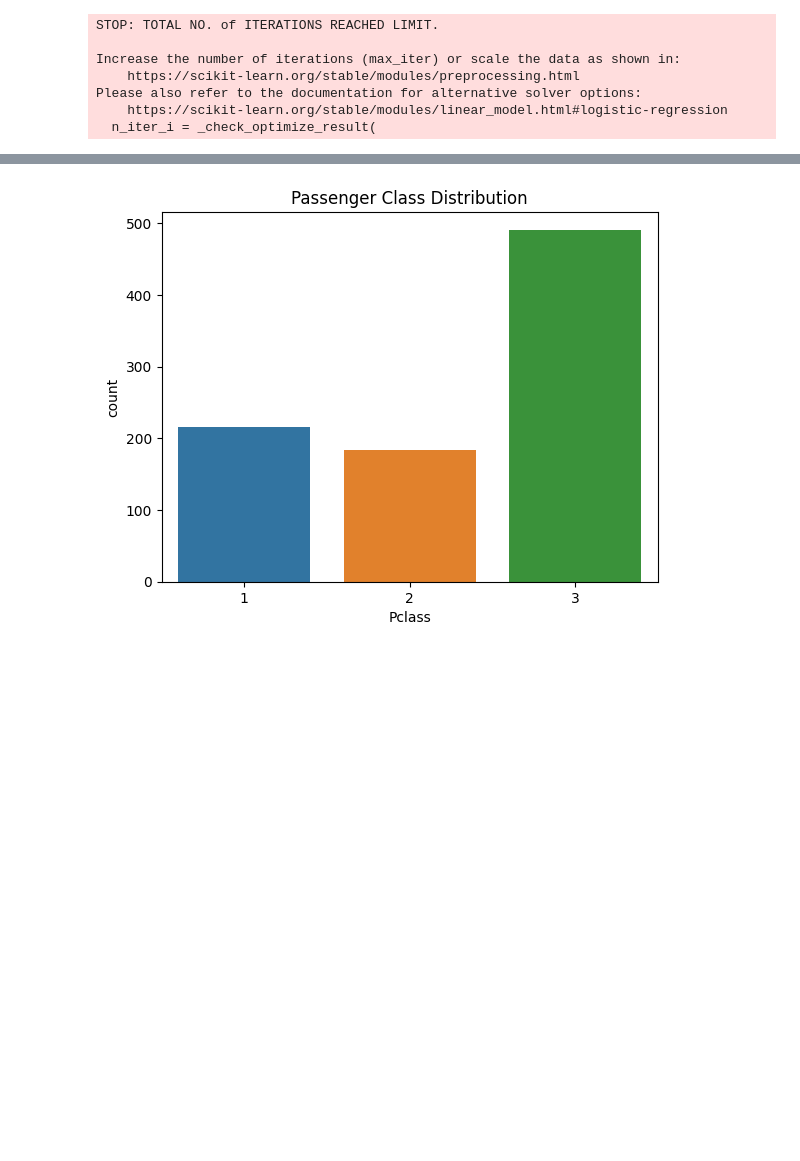
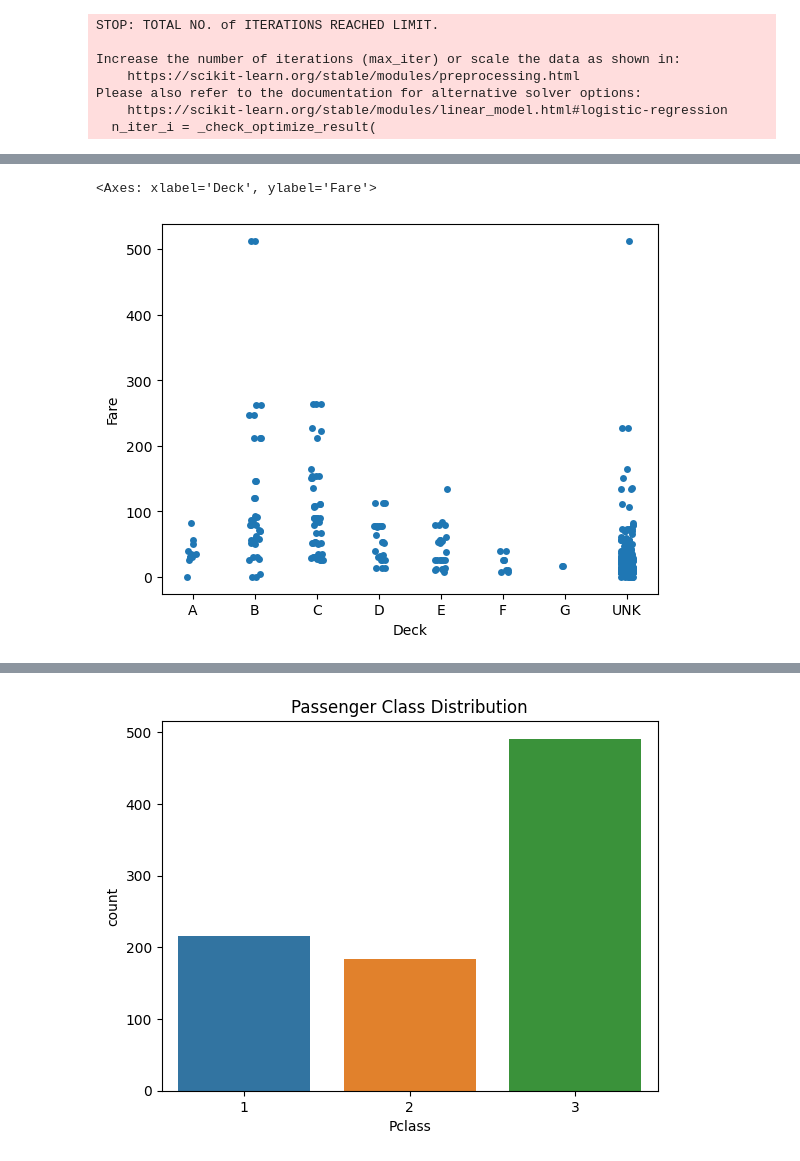
Before and after one commit to mklasby/ensf-444, a Jupyter notebook: lab-5/Lab-5-SVC-Trees-and-scaling-solutions.ipynb, the cells around one changed output, grey strips where cells are left out. Cells and saved outputs as stored; diff of their text form; code cells hidden in the pictures; blank space fills up the shorter version.

```diff
--- a/lab-5/Lab-5-SVC-Trees-and-scaling-solutions.ipynb
+++ b/lab-5/Lab-5-SVC-Trees-and-scaling-solutions.ipynb
@@ -430,0 +559,5 @@ for name, model in model.items():
+# %%
+# Your turn, don't forget test_df!
+train_df.loc[:, 'Deck'] = train_df['Cabin'].apply(lambda x: x[0] if x is not np.NaN else x)
+test_df.loc[:, 'Deck'] = test_df['Cabin'].apply(lambda x: x[0] if x is not np.NaN else x)
+train_df[['Deck', 'Cabin']]
@@ -430,0 +591,6 @@ for name, model in model.items():
+# %%
+# Plot scatter plot of Fare vs. Deck
+sns.stripplot(x=train_df.sort_values(by='Deck')['Deck'].fillna("UNK"), y=train_df.sort_values(by='Deck')['Fare'])
+# %% [output]
+<Axes: xlabel='Deck', ylabel='Fare'>
+[figure, added]
```
Also changed, not shown: parts of 51 cells of this notebook.
